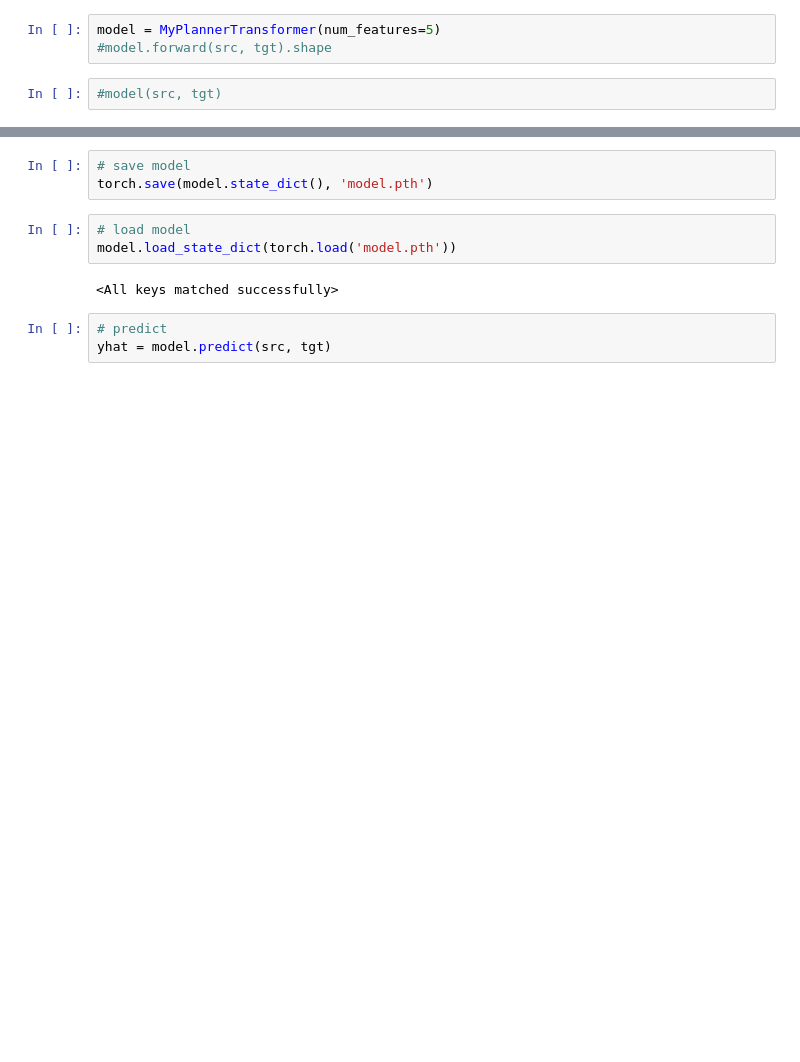
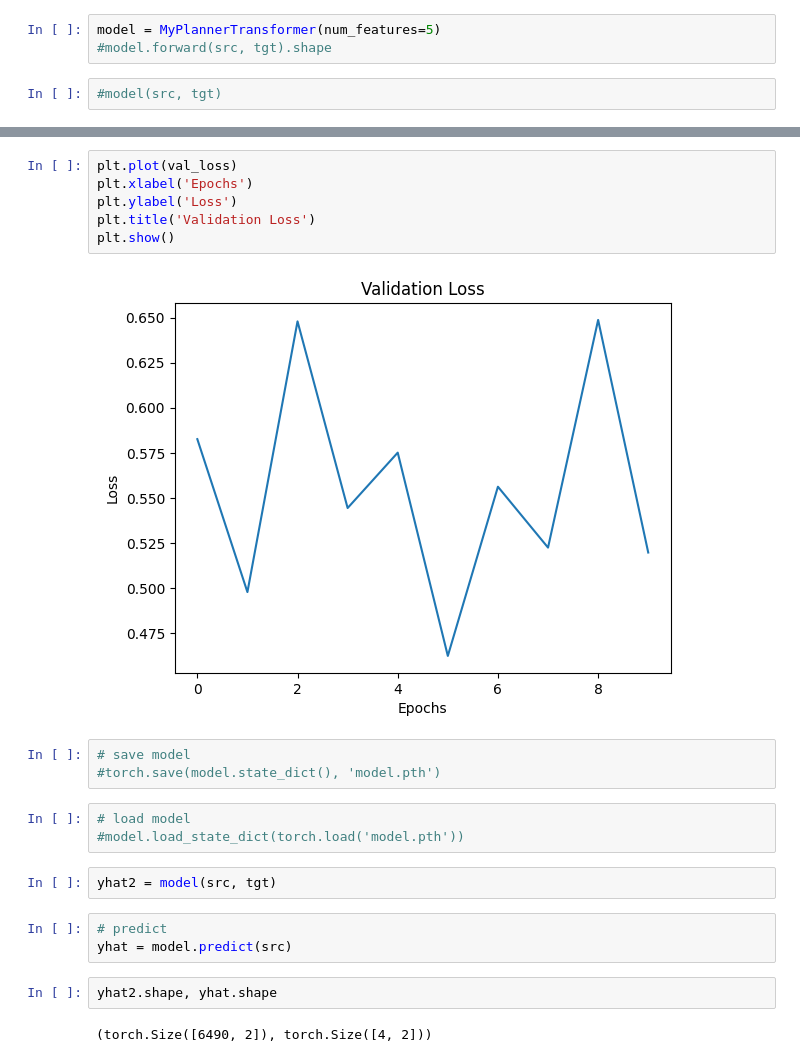
Before and after one commit to asurt-fsai/fs-system, a Jupyter notebook: planning/deep_learning/notebooks/model.ipynb, the cells around one changed output, grey strips where cells are left out. Drawn from its saved outputs; the diff is of its cells as text; blank space fills up the shorter version.

```diff
--- a/planning/deep_learning/notebooks/model.ipynb
+++ b/planning/deep_learning/notebooks/model.ipynb
@@ -108,11 +125,23 @@ plt.show()
+# %%
+plt.plot(val_loss)
+plt.xlabel('Epochs')
+plt.ylabel('Loss')
+plt.title('Validation Loss')
+plt.show()
+# %% [output]
+[figure, added]
 # %%
 # save model
-torch.save(model.state_dict(), 'model.pth')
+#torch.save(model.state_dict(), 'model.pth')
 # %%
 # load model
-model.load_state_dict(torch.load('model.pth'))
+#model.load_state_dict(torch.load('model.pth'))
-# %% [output]
-<All keys matched successfully>
+# %%
+yhat2 = model(src, tgt)
 # %%
 # predict
-yhat = model.predict(src, tgt)
+yhat = model.predict(src)
+# %%
+yhat2.shape, yhat.shape
+# %% [output]
+(torch.Size([6490, 2]), torch.Size([4, 2]))
```
Also changed, not shown: parts of 6 cells of this notebook, 1 other file.
